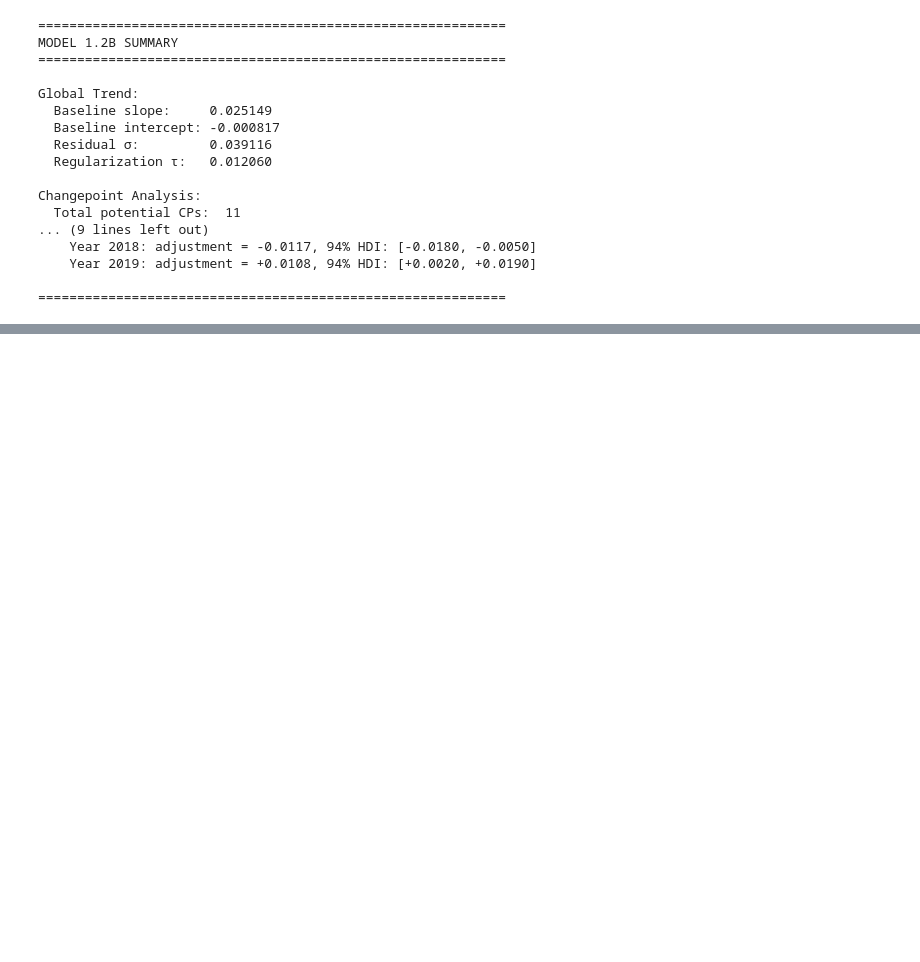
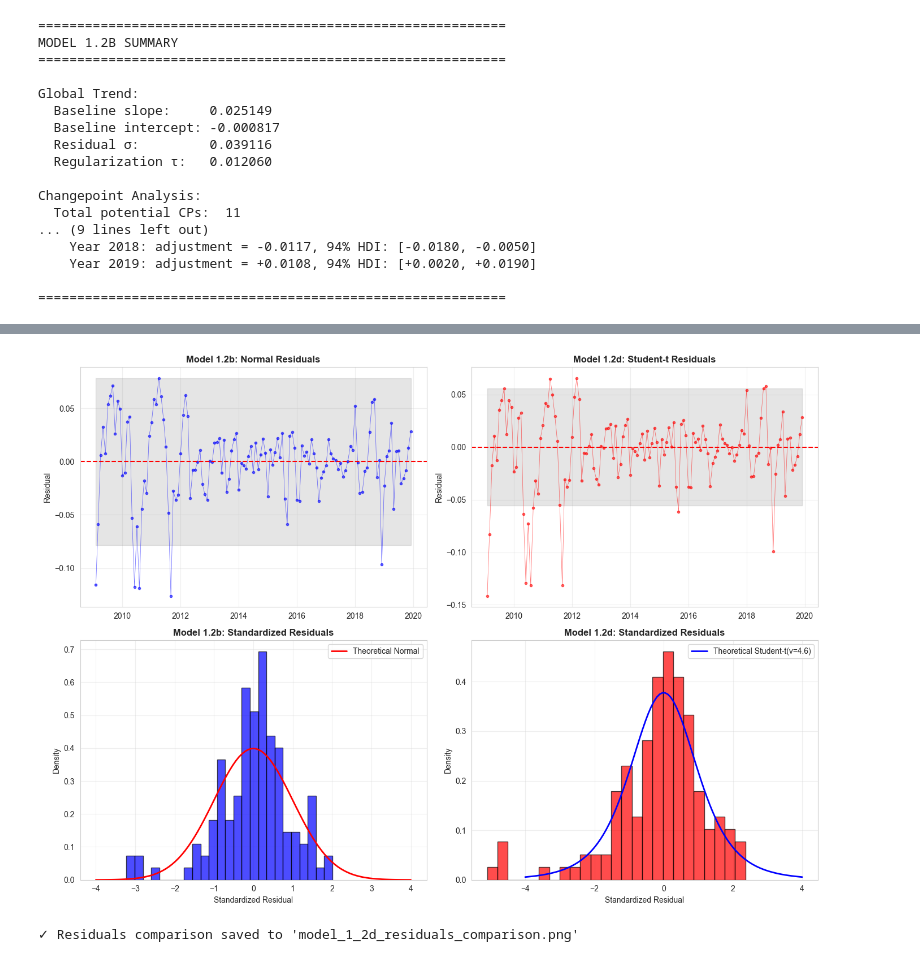
Before and after one commit to niccolo-s/AI_Programming_Project, a Jupyter notebook: code_v1.ipynb, the cells around one changed output, grey strips where cells are left out. Drawn from its saved outputs; the diff is of its cells as text; code cells hidden in the pictures; blank space fills up the shorter version.

```diff
--- a/code_v1.ipynb
+++ b/code_v1.ipynb
@@ -763,0 +1096,53 @@ Sampling: [obs]
+# %%
+# Additional visualization: Histogram comparison
+fig, axes = plt.subplots(2, 2, figsize=(14, 10))
+
+# Top row: Residuals over time
+axes[0, 0].plot(dates_monthly, residuals_1_2b, 'o-', alpha=0.6, markersize=3,
+                color='blue', linewidth=0.5)
+axes[0, 0].axhline(0, color='red', linestyle='--', linewidth=1.5)
+axes[0, 0].fill_between(dates_monthly, -2*sigma_1_2b, 2*sigma_1_2b,
+                        alpha=0.2, color='gray')
+axes[0, 0].set_title('Model 1.2b: Normal Residuals', fontsize=12, fontweight='bold')
+axes[0, 0].set_ylabel('Residual')
+axes[0, 0].grid(True, alpha=0.3)
+
+axes[0, 1].plot(dates_monthly, residuals_1_2d, 'o-', alpha=0.6, markersize=3,
+                color='red', linewidth=0.5)
+axes[0, 1].axhline(0, color='red', linestyle='--', linewidth=1.5)
+axes[0, 1].fill_between(dates_monthly, -2*sigma_1_2d, 2*sigma_1_2d,
+                        alpha=0.2, color='gray')
+axes[0, 1].set_title('Model 1.2d: Student-t Residuals', fontsize=12, fontweight='bold')
+axes[0, 1].set_ylabel('Residual')
+axes[0, 1].grid(True, alpha=0.3)
+
+# Bottom row: Histograms
+axes[1, 0].hist(std_residuals_1_2b, bins=25, alpha=0.7, color='blue',
+                edgecolor='black', density=True)
+x_range = np.linspace(-4, 4, 100)
+axes[1, 0].plot(x_range, stats.norm.pdf(x_range), 'r-', linewidth=2,
+                label='Theoretical Normal')
+axes[1, 0].set_title('Model 1.2b: Standardized Residuals', fontsize=12, fontweight='bold')
+axes[1, 0].set_xlabel('Standardized Residual')
+axes[1, 0].set_ylabel('Density')
+axes[1, 0].legend()
+axes[1, 0].grid(True, alpha=0.3)
+
+axes[1, 1].hist(std_residuals_1_2d, bins=25, alpha=0.7, color='red',
+                edgecolor='black', density=True)
+axes[1, 1].plot(x_range, stats.t.pdf(x_range, nu_mean), 'b-', linewidth=2,
+                label=f'Theoretical Student-t(ν={nu_mean:.1f})')
+axes[1, 1].set_title('Model 1.2d: Standardized Residuals', fontsize=12, fontweight='bold')
+axes[1, 1].set_xlabel('Standardized Residual')
+axes[1, 1].set_ylabel('Density')
+axes[1, 1].legend()
+axes[1, 1].grid(True, alpha=0.3)
+
+plt.tight_layout()
+plt.savefig('model_1_2d_residuals_comparison.png', dpi=300, bbox_inches='tight')
+plt.show()
+
+print("\n✓ Residuals comparison saved to 'model_1_2d_residuals_comparison.png'")
+# %% [output]
+[figure, added]
+✓ Residuals comparison saved to 'model_1_2d_residuals_comparison.png'
```
Also changed, not shown: parts of 21 cells of this notebook.
